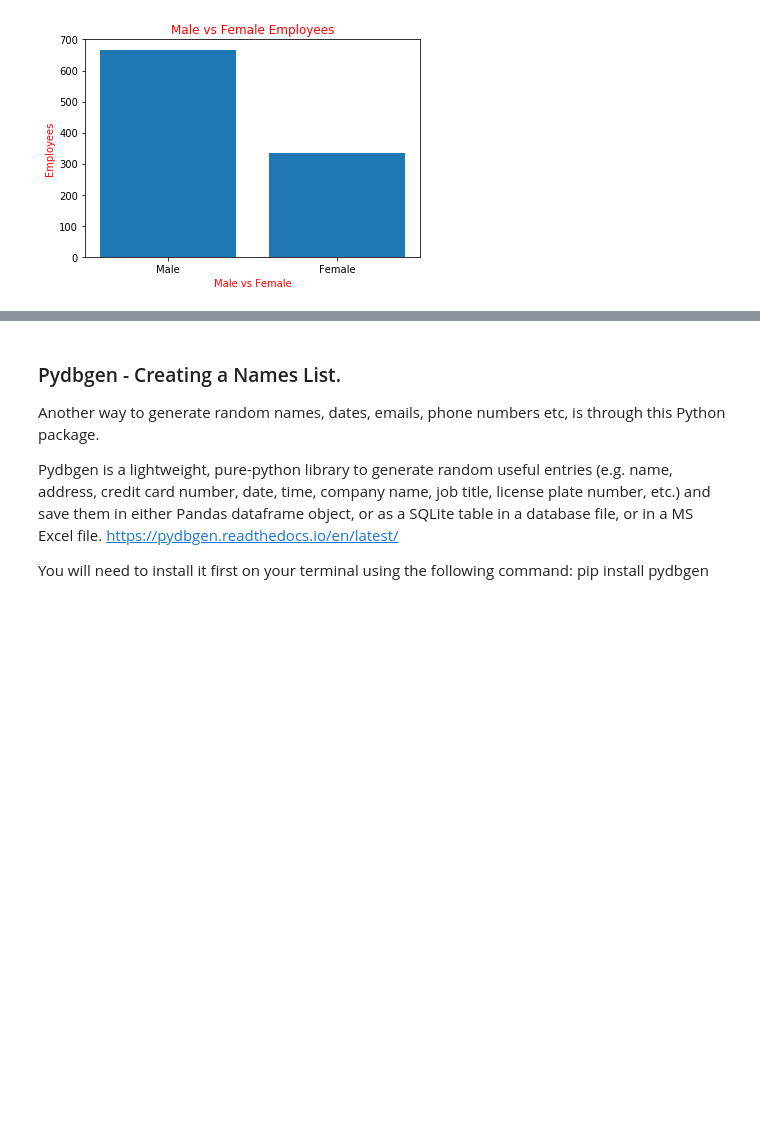
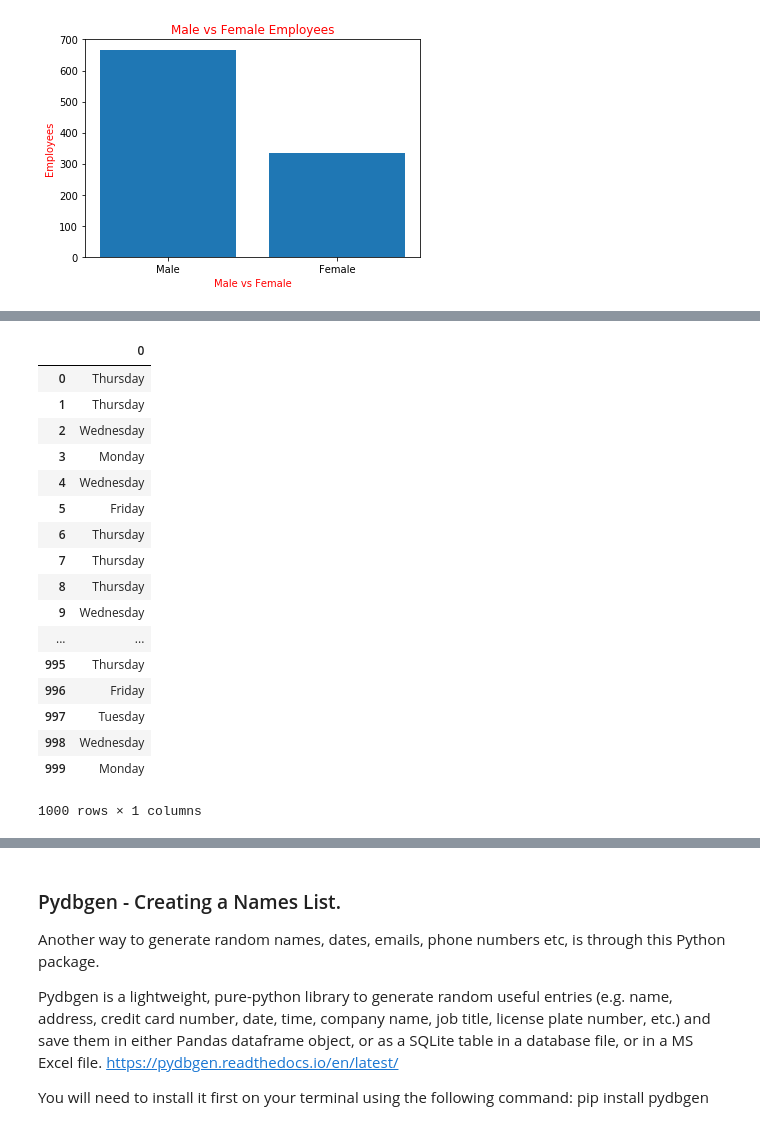
Before and after one commit to daithimarkham/Programming-for-Data-Analysis-Project-2019, a Jupyter notebook: Programming for Data Analysis Project 2019.ipynb, the cells around one changed output, grey strips where cells are left out. Drawn from its saved outputs; the diff is of its cells as text; code cells hidden in the pictures; blank space fills up the shorter version.

```diff
--- a/Programming for Data Analysis Project 2019.ipynb
+++ b/Programming for Data Analysis Project 2019.ipynb
@@ -327,8 +400,27 @@ Short term absence of one or two days are questionable, particularly if they occ
 ![Title](Images/Gender.jpg)Source (Matrix Recruitment, 2019)
 # %%
 Absent_Day = (["Monday","Tuesday","Wednesday","Thursday","Friday"]) # Generates a list for the missed days.
-df4 = pd.DataFrame(np.random.choice(Absent_Day, 100)) # Generates 100 random selections between 0 and 8 to represent days  of the week that was missed.
+df4 = pd.DataFrame(np.random.choice(Absent_Day, 1000)) # Generates 1000 random selections between 0 and 8 to represent days  of the week that was missed.
 df4
+# %% [output]
+|  | 0 |
+| 0 | Thursday |
+| 1 | Thursday |
+| 2 | Wednesday |
+| 3 | Monday |
+| 4 | Wednesday |
+| 5 | Friday |
+| 6 | Thursday |
+| 7 | Thursday |
+| 8 | Thursday |
+| 9 | Wednesday |
+| ... | ... |
+| 995 | Thursday |
+| 996 | Friday |
+| 997 | Tuesday |
+| 998 | Wednesday |
+| 999 | Monday |
+1000 rows × 1 columns
 # %% [markdown]
 ### 2.5 Reason for unexplained absenteeism.
 
```
Also changed, not shown: parts of 31 cells of this notebook.
